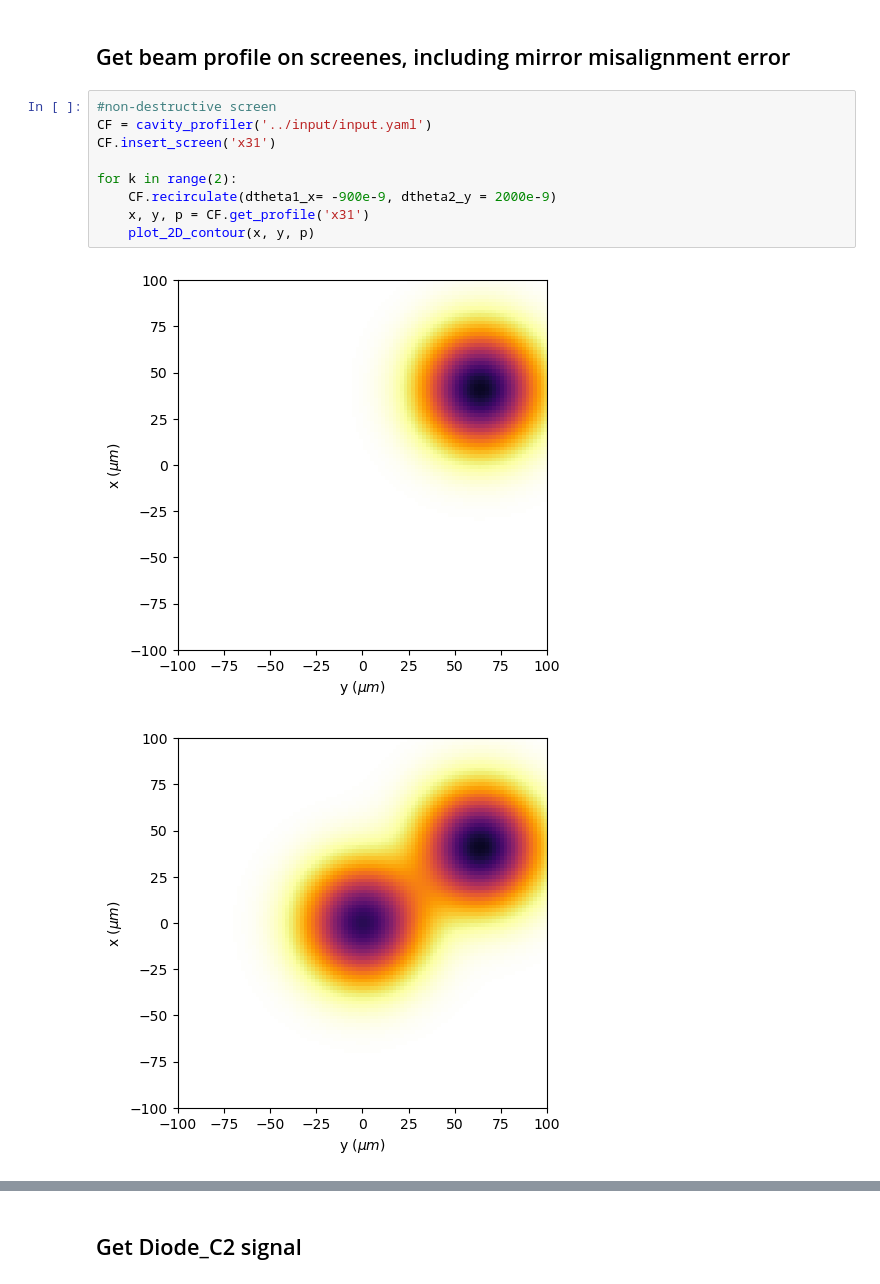
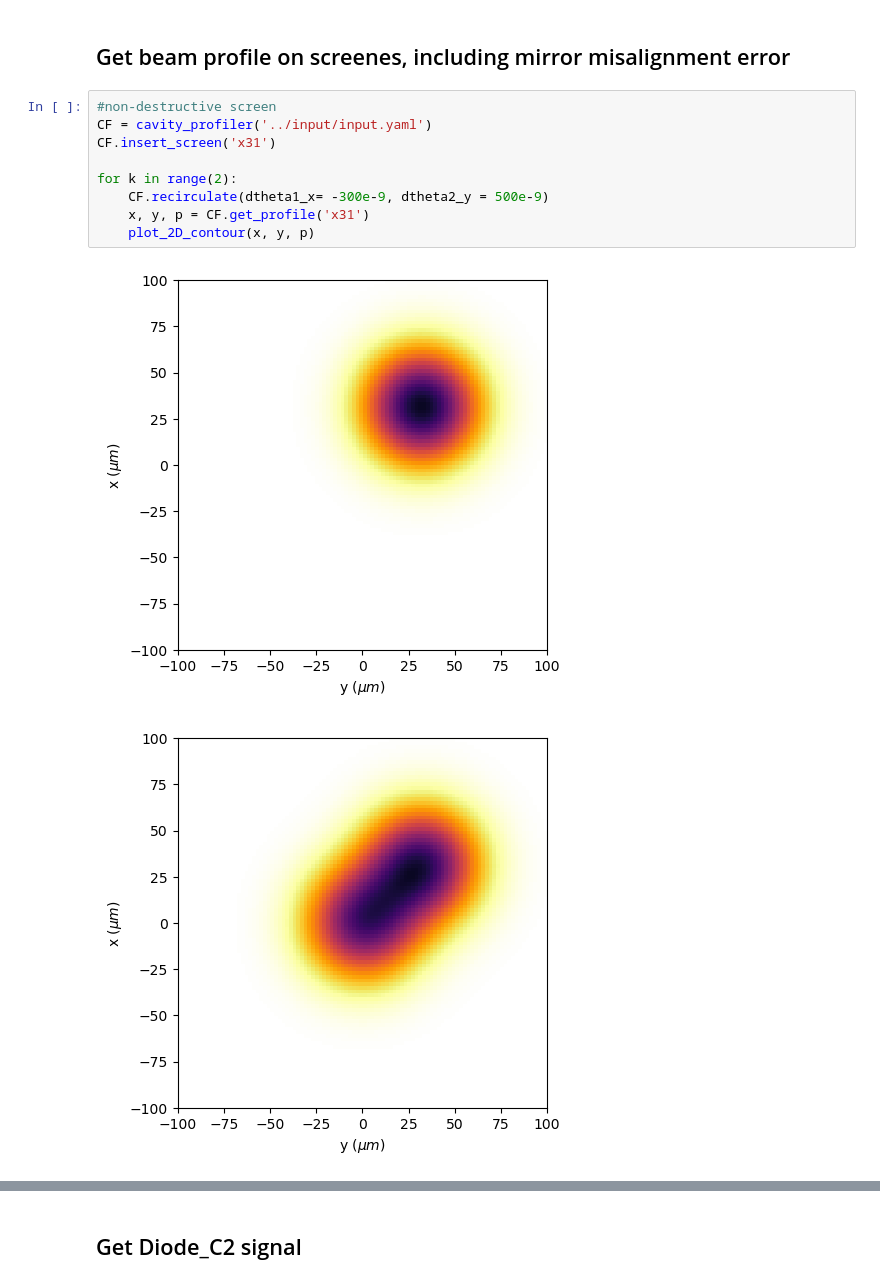
Before and after one commit to jy-tang/cavity_alignment, a Jupyter notebook: beam_profile/example/test.ipynb, the cells around one changed output, grey strips where cells are left out. Drawn from its saved outputs; the diff is of its cells as text.

```diff
--- a/beam_profile/example/test.ipynb
+++ b/beam_profile/example/test.ipynb
@@ -50,15 +50,15 @@ plt.plot(t, sig)
 # %%
 #non-destructive screen
 CF = cavity_profiler('../input/input.yaml')
 CF.insert_screen('x31')
 
 for k in range(2):
-    CF.recirculate(dtheta1_x= -900e-9, dtheta2_y = 2000e-9)
+    CF.recirculate(dtheta1_x= -300e-9, dtheta2_y = 500e-9)
     x, y, p = CF.get_profile('x31')
     plot_2D_contour(x, y, p)
 # %% [output]
-[figure, old version]
+[figure, new version]
-[figure, old version]
+[figure, new version]
 # %%
 #destructive screen
 CF = cavity_profiler('../input/input.yaml')
```
Also changed, not shown: parts of 7 cells of this notebook, 5 other files.
